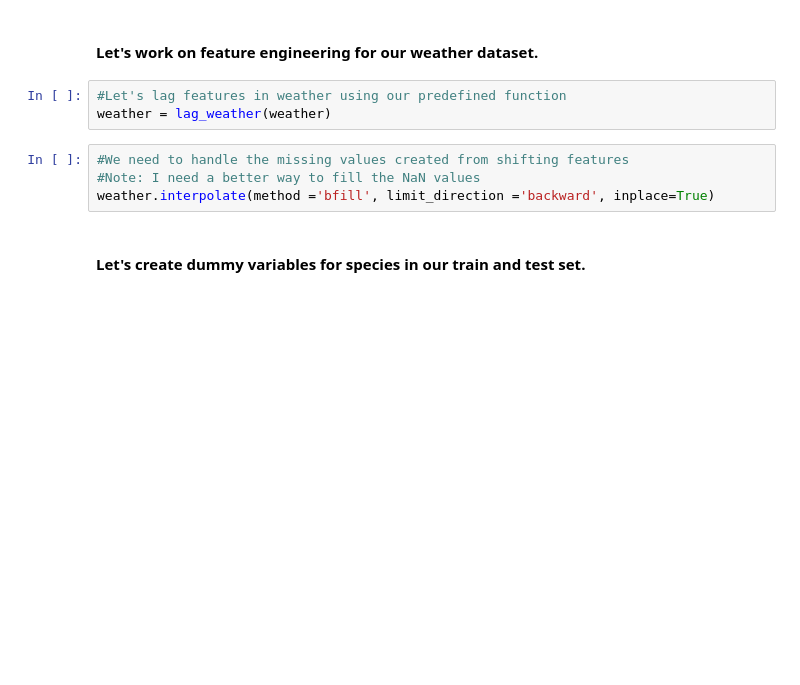
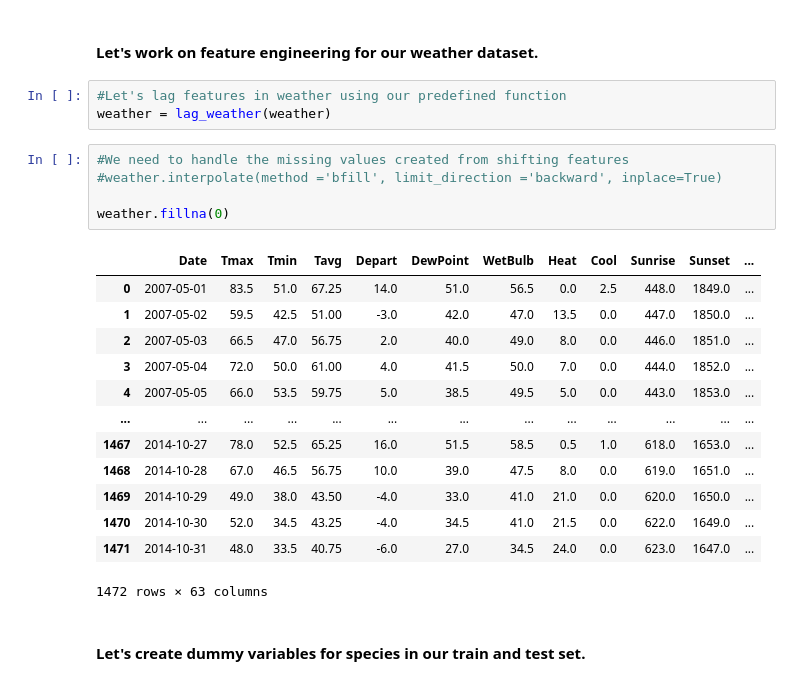
Before and after one commit to ltomczak1/Capstone-Two---Predicting-West-Nile-Virus, a Jupyter notebook: CapstoneTwoPreprocessing.ipynb, the cells around one changed output. Drawn from its saved outputs; the diff is of its cells as text; blank space fills up the shorter version.

```diff
--- a/CapstoneTwoPreprocessing.ipynb
+++ b/CapstoneTwoPreprocessing.ipynb
@@ -118,8 +117,23 @@ ymwd(test)
 weather = lag_weather(weather)
 # %%
 #We need to handle the missing values created from shifting features
-#Note: I need a better way to fill the NaN values
-weather.interpolate(method ='bfill', limit_direction ='backward', inplace=True)
+#weather.interpolate(method ='bfill', limit_direction ='backward', inplace=True)
+
+weather.fillna(0)
+# %% [output]
+|  | Date | Tmax | Tmin | Tavg | Depart | DewPoint | WetBulb | Heat | Cool | Sunrise | Sunset | ... |
+| 0 | 2007-05-01 | 83.5 | 51.0 | 67.25 | 14.0 | 51.0 | 56.5 | 0.0 | 2.5 | 448.0 | 1849.0 | ... |
+| 1 | 2007-05-02 | 59.5 | 42.5 | 51.00 | -3.0 | 42.0 | 47.0 | 13.5 | 0.0 | 447.0 | 1850.0 | ... |
+| 2 | 2007-05-03 | 66.5 | 47.0 | 56.75 | 2.0 | 40.0 | 49.0 | 8.0 | 0.0 | 446.0 | 1851.0 | ... |
+| 3 | 2007-05-04 | 72.0 | 50.0 | 61.00 | 4.0 | 41.5 | 50.0 | 7.0 | 0.0 | 444.0 | 1852.0 | ... |
+| 4 | 2007-05-05 | 66.0 | 53.5 | 59.75 | 5.0 | 38.5 | 49.5 | 5.0 | 0.0 | 443.0 | 1853.0 | ... |
+| ... | ... | ... | ... | ... | ... | ... | ... | ... | ... | ... | ... | ... |
+| 1467 | 2014-10-27 | 78.0 | 52.5 | 65.25 | 16.0 | 51.5 | 58.5 | 0.5 | 1.0 | 618.0 | 1653.0 | ... |
+| 1468 | 2014-10-28 | 67.0 | 46.5 | 56.75 | 10.0 | 39.0 | 47.5 | 8.0 | 0.0 | 619.0 | 1651.0 | ... |
+| 1469 | 2014-10-29 | 49.0 | 38.0 | 43.50 | -4.0 | 33.0 | 41.0 | 21.0 | 0.0 | 620.0 | 1650.0 | ... |
+| 1470 | 2014-10-30 | 52.0 | 34.5 | 43.25 | -4.0 | 34.5 | 41.0 | 21.5 | 0.0 | 622.0 | 1649.0 | ... |
+| 1471 | 2014-10-31 | 48.0 | 33.5 | 40.75 | -6.0 | 27.0 | 34.5 | 24.0 | 0.0 | 623.0 | 1647.0 | ... |
+1472 rows × 63 columns
 # %% [markdown]
 #### Let's create dummy variables for species in our train and test set.
 # %%
```
Also changed, not shown: parts of 12 cells of this notebook.
